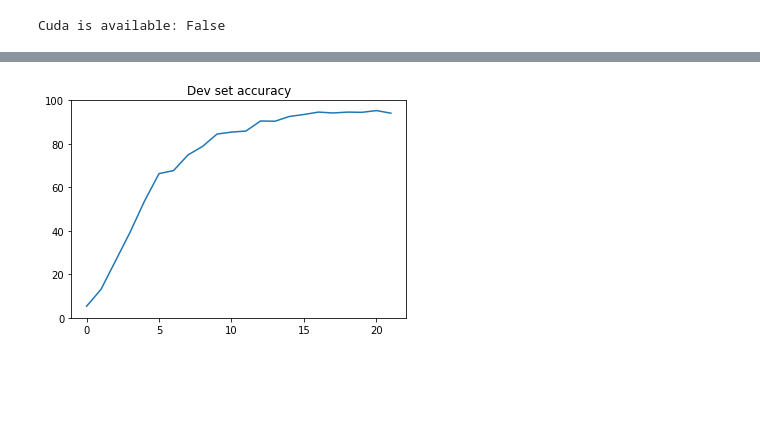
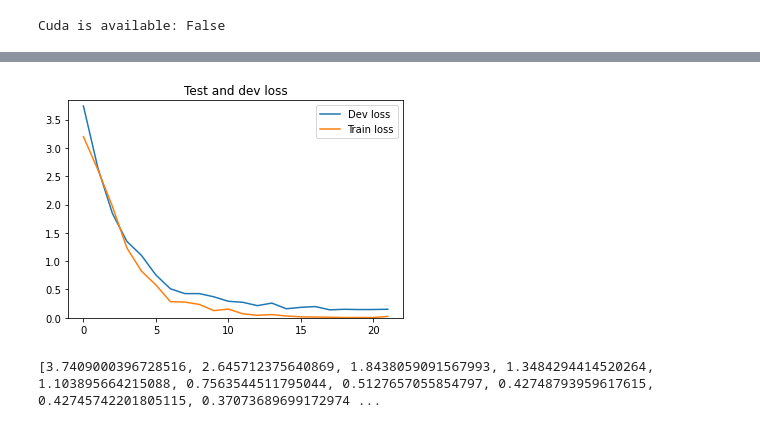
Before and after one commit to vkopio/idl-project, a Jupyter notebook: DL_hw2.ipynb, the cells around one changed output, grey strips where cells are left out. Drawn from its saved outputs; the diff is of its cells as text; code cells hidden in the pictures; blank space fills up the shorter version.

Commit message:
Early stopping acc to loss

```diff
--- a/DL_hw2.ipynb
+++ b/DL_hw2.ipynb
@@ -118,12 +118,13 @@ optimizer = torch.optim.Adam(model.parameters(), lr=LR)
 # Loss functions
 loss_function = nn.CrossEntropyLoss()
 
-# Make empty dev correct list and add start values 0 to list
+# Make empty dev lost list and add start values 0 to list
 # When done=True, then end training
-dev_accuracy_list = []
-dev_accuracy_list.append(0)
-dev_accuracy_list.append(0)
-dev_accuracy_list.append(0)
+dev_loss_list = []
+train_loss_list = []
+dev_loss_list.append(100)
+dev_loss_list.append(100)
+dev_loss_list.append(100)
 done = False
 counter = 0
 # %% [output]
@@ -187,24 +188,25 @@ for epoch in range(N_EPOCHS):
     # compare this with the previous dev error, stopping if the error has grown.
 
 
-    # In the early stopping we compare latest dev accuracy to previous last 3 dev accuracies
-    # To make training more efficiont, we will compute dev accuracy once in every 10 epochs
-    # If latest dev accuracy is smaller than all previous 3, then end training
+    # In the early stopping we compare latest dev loss to previous last 3 dev losses
+    # To make training more efficiont, we will compute dev loss once in every 10 epochs
+    # If latest dev loss is larger than all previous 3, then end training
         if (counter%10 == 0):
+            train_loss_list.append(float(loss))
             for dev_batch_num, (dev_data, dev_target) in enumerate(dev_loader):
                 dev_data, dev_target = dev_data.to(device), dev_target.to(device)
                 dev_outputs = model(dev_data)
                 _, dev_predicted = torch.max(dev_outputs, 1)
-                dev_correct = (dev_predicted == dev_target).sum().item()
-                dev_correct_percent = round(100. * dev_correct / dev_target.size(0), 1)
-                print("\nDev set accuracy {} % \n".format(dev_correct_percent))
+                dev_loss=loss_function(dev_outputs, dev_target)
+                dev_loss = float(dev_loss)
+                print("\nDev loss {} % \n".format(round(dev_loss, 5)))
 
-                # Save correct dev percent to list
-                dev_accuracy_list.append(dev_correct_percent)
+                # Save dev loss to list
+                dev_loss_list.append(dev_loss)
 
                 # If the latest dev correct accuracy is smaller than the last 3 values, then end training
-                dev_last_three = dev_accuracy_list[-4:-1]
-                if all(dev_prev_acc > dev_correct_percent for dev_prev_acc in dev_last_three):
+                dev_last_three = dev_loss_list[-4:-1]
+                if all(dev_prev_loss < dev_loss for dev_prev_loss in dev_last_three):
                     print("Dev accuracy declining. Activate early stopping. \n")
                     done = True
                     break
@@ -213,13 +215,16 @@ for epoch in range(N_EPOCHS):
         counter = counter+1
 
 # Remove initialized first three 0 values from dev_correct_list
-dev_accuracy_list = dev_accuracy_list[3:]
+dev_loss_list = dev_loss_list[3:]
 
 # Plot dev correct
-plt.plot(dev_accuracy_list)
-plt.ylim((0, 100))
-plt.title("Dev set accuracy")
+plt.plot(dev_loss_list, label = "Dev loss")
+plt.plot(train_loss_list, label = "Train loss")
+plt.ylim((0, max(dev_loss_list+train_loss_list)+0.1))
+plt.title("Test and dev loss")
+plt.legend()
+plt.show()
 
 # Print dev_accuracy_list
-print(dev_accuracy_list)
+print(dev_loss_list)
 # %% [output]
@@ -243,4 +248,5 @@ Dev accuracy declining. Activate early stopping.
-[figure, old version]
+[figure, new version]
+[3.7409000396728516, 2.645712375640869, 1.8438059091567993, 1.3484294414520264, 1.103895664215088, 0.7563544511795044, 0.5127657055854797, 0.42748793959617615, 0.42745742201805115, 0.37073689699172974 ...
 # %%
 #--- test ---
 test_loss = 0
```
Also changed, not shown: parts of 2 cells of this notebook.
